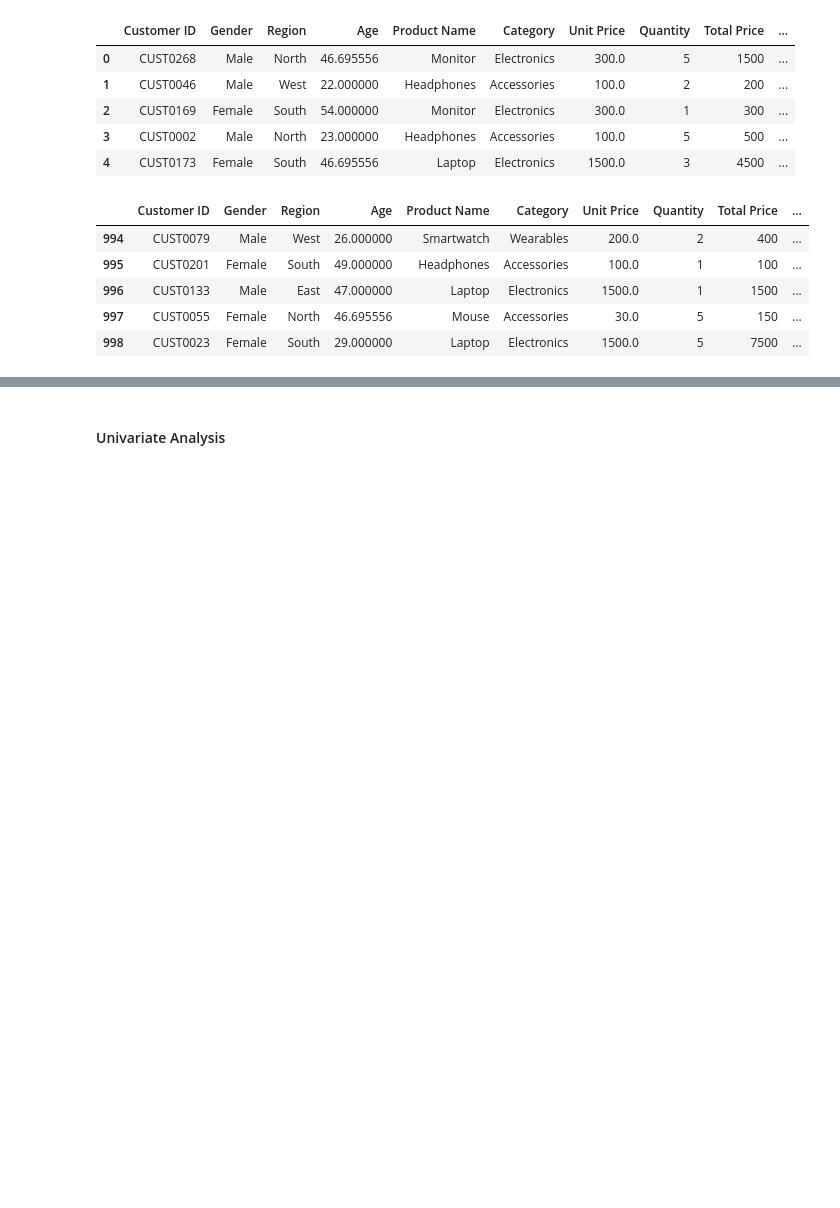
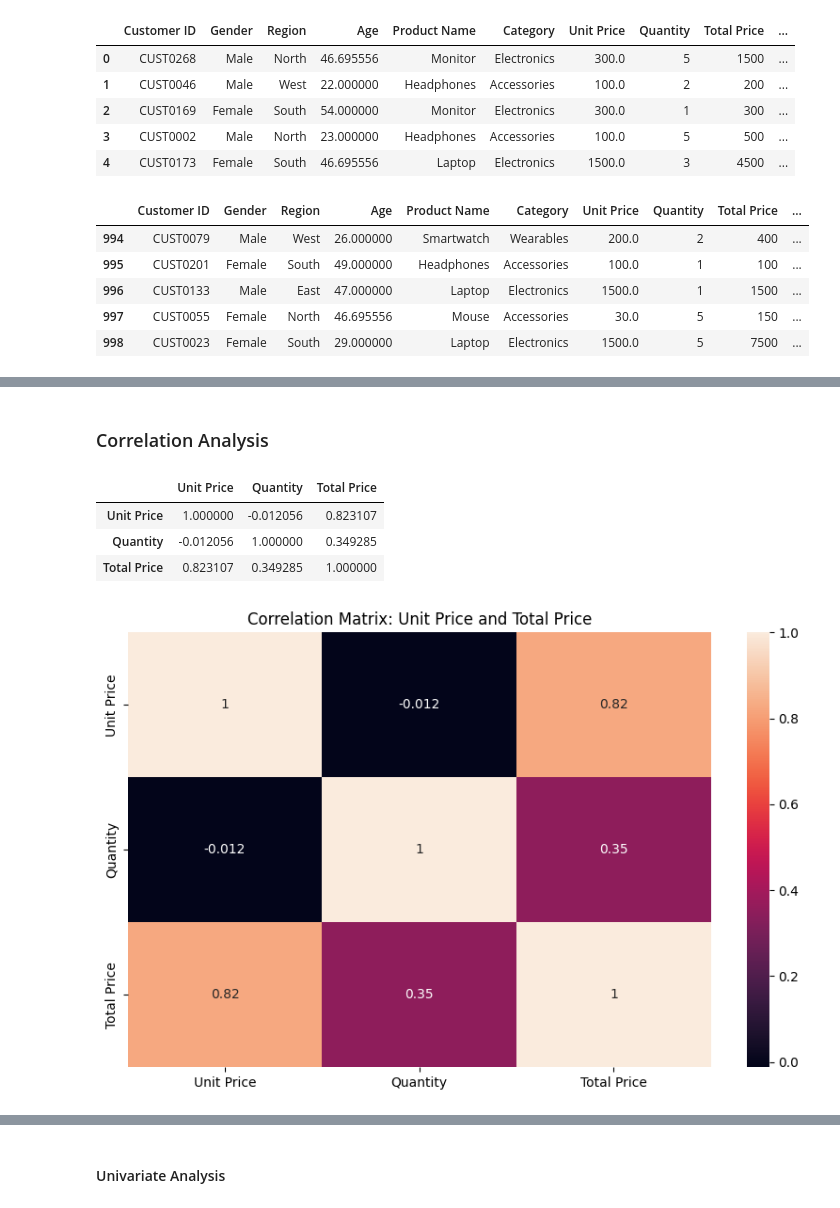
Before and after one commit to abrehamashebir/GO2COD_DS_03, a Jupyter notebook: notebook/telecom_sales.ipynb, the cells around one changed output, grey strips where cells are left out. Cells and saved outputs as stored; diff of their text form; code cells hidden in the pictures; blank space fills up the shorter version.

```diff
--- a/notebook/telecom_sales.ipynb
+++ b/notebook/telecom_sales.ipynb
@@ -100,0 +156,18 @@ df['Order Date'] = pd.to_datetime(df['Order Date'])
+# %% [markdown]
+### Correlation Analysis
+# %%
+correlation = df[['Unit Price',	'Quantity',	'Total Price' ]].corr()
+correlation
+# %% [output]
+|  | Unit Price | Quantity | Total Price |
+| Unit Price | 1.000000 | -0.012056 | 0.823107 |
+| Quantity | -0.012056 | 1.000000 | 0.349285 |
+| Total Price | 0.823107 | 0.349285 | 1.000000 |
+# %%
+plt.figure(figsize=(10,6))
+
+sns.heatmap(correlation, annot=True)
+plt.title('Correlation Matrix: Unit Price and Total Price')
+plt.show()
+# %% [output]
+[figure, added]
```
Also changed, not shown: parts of 18 cells of this notebook.
